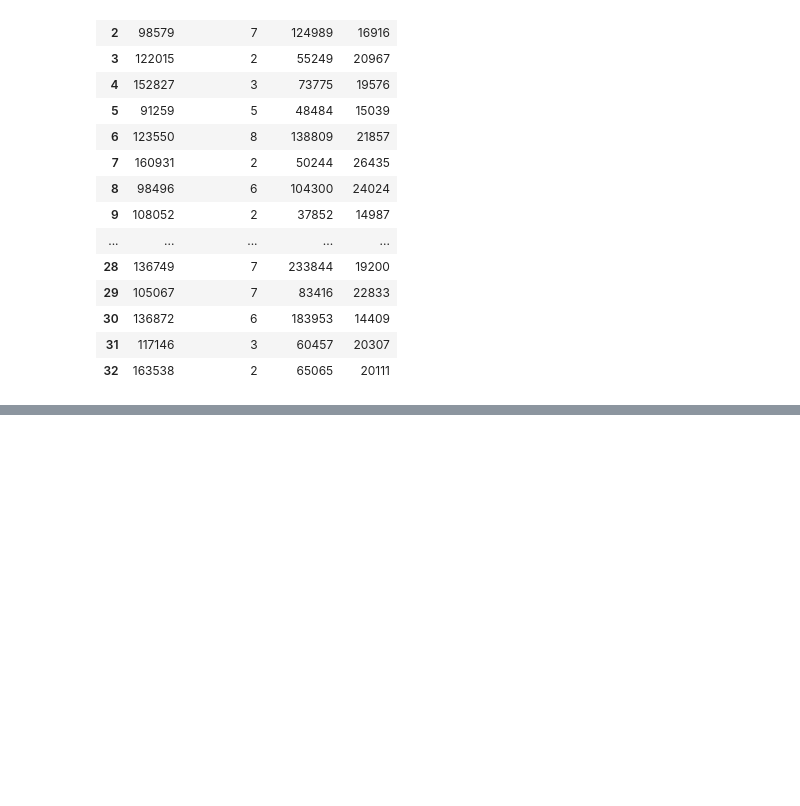
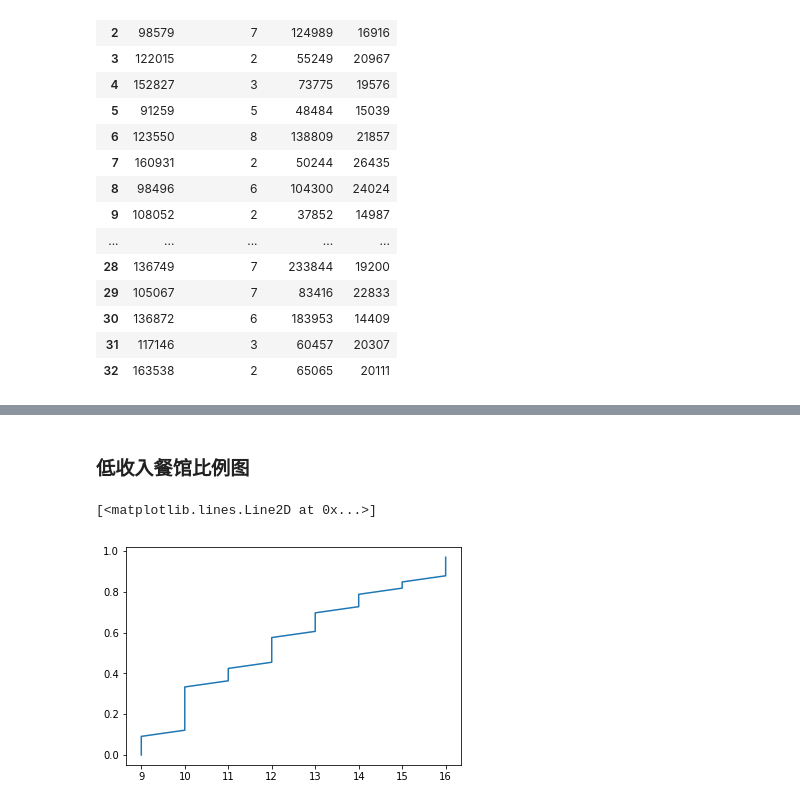
Before and after one commit to SlotherCui/-, a Jupyter notebook: 数据科学/market/13.预测消费规模/MDS_Chapter_13/Mark_13.ipynb, the cells around one changed output, grey strips where cells are left out. Cells and saved outputs as stored; diff of their text form; code cells hidden in the pictures; blank space fills up the shorter version.

```diff
--- a/数据科学/market/13.预测消费规模/MDS_Chapter_13/Mark_13.ipynb
+++ b/数据科学/market/13.预测消费规模/MDS_Chapter_13/Mark_13.ipynb
@@ -25,0 +41,8 @@ data
+# %% [markdown]
+### 低收入餐馆比例图
+# %%
+plt.plot(np.sort(sales), np.arange(0,len(sales))/len(sales))
+# np.sort(sales)
+# %% [output]
+[<matplotlib.lines.Line2D at 0x...>]
+[figure, added]
```
Also changed, not shown: parts of 19 cells of this notebook, 9 other files.
